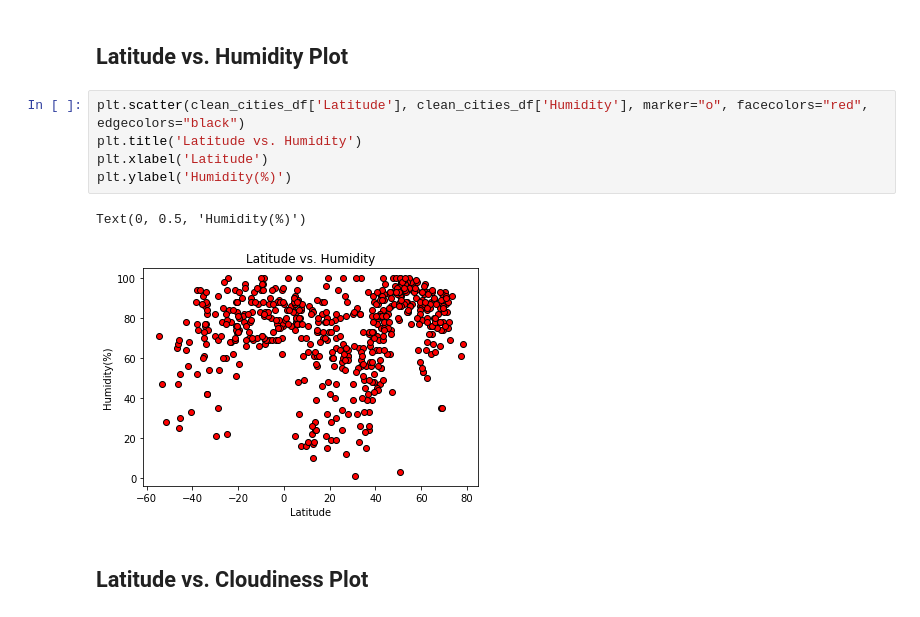
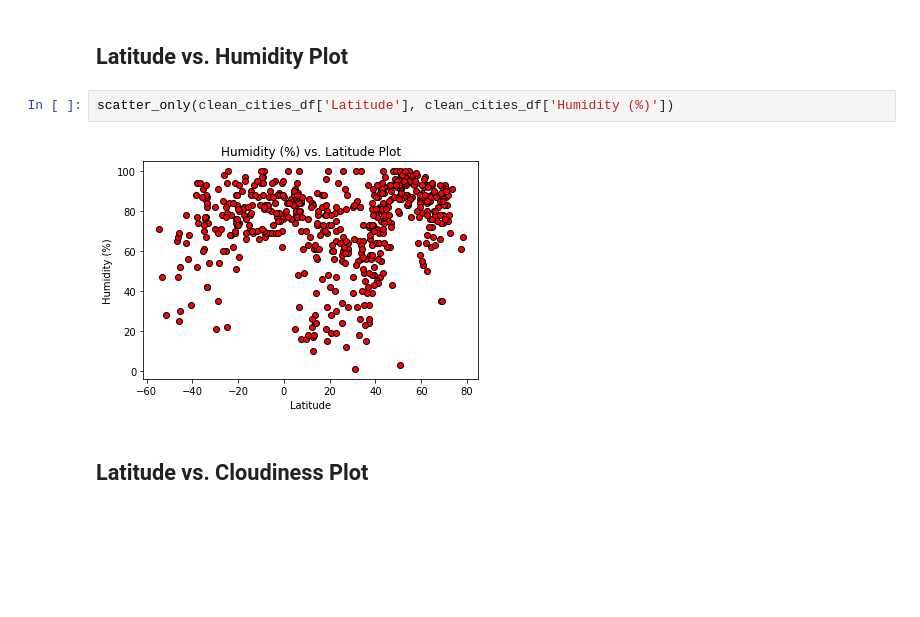
Before and after one commit to gucaselo/python-api, a Jupyter notebook: WeatherPy/WeatherPy.ipynb, the cells around one changed output. Saved outputs shown, nothing was run; the diff lists cells and outputs as text; blank space fills up the shorter version.

```diff
--- a/WeatherPy/WeatherPy.ipynb
+++ b/WeatherPy/WeatherPy.ipynb
@@ -188,12 +193,8 @@ Text(0, 0.5, 'Temperature(F)')
 # %% [markdown]
 ## Latitude vs. Humidity Plot
-# %%
-plt.scatter(clean_cities_df['Latitude'], clean_cities_df['Humidity'], marker="o", facecolors="red", edgecolors="black")
-plt.title('Latitude vs. Humidity')
-plt.xlabel('Latitude')
-plt.ylabel('Humidity(%)')
-# %% [output]
-Text(0, 0.5, 'Humidity(%)')
-[figure, removed]
+# %%
+scatter_only(clean_cities_df['Latitude'], clean_cities_df['Humidity (%)'])
+# %% [output]
+[figure, added]
 # %% [markdown]
 ## Latitude vs. Cloudiness Plot
```
Also changed, not shown: parts of 26 cells of this notebook, 1 other file.
